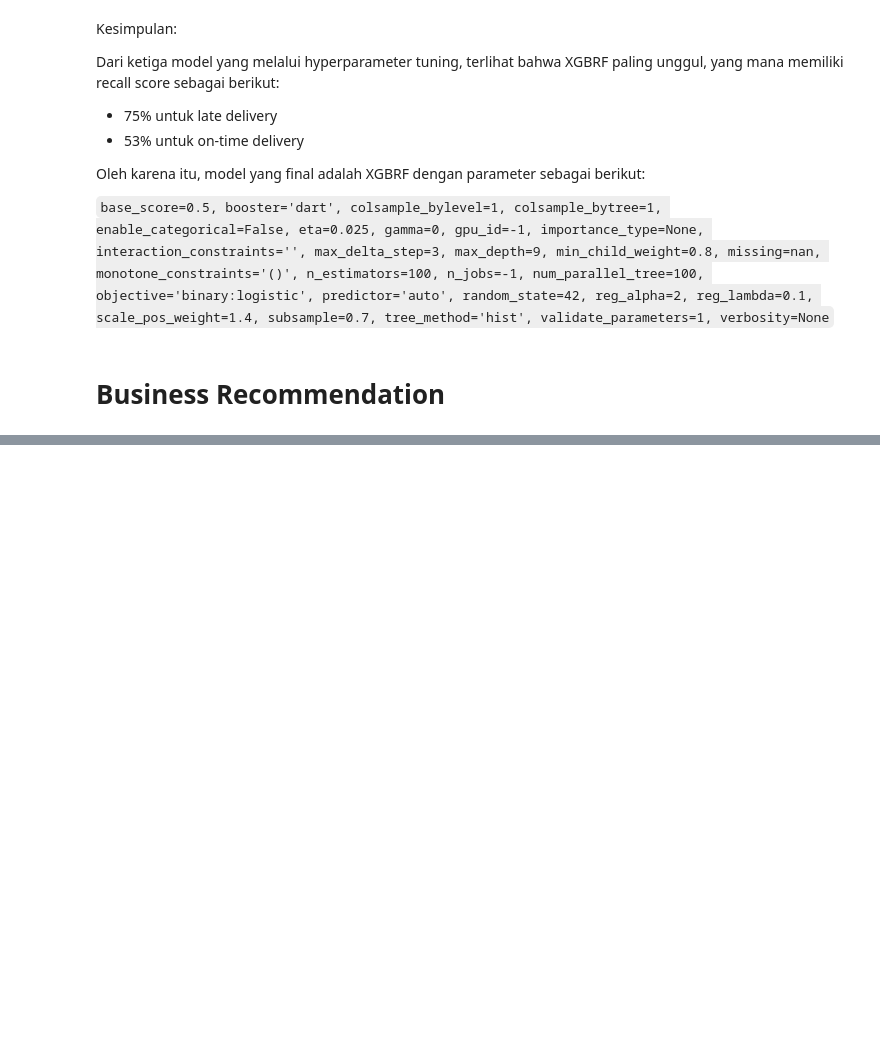
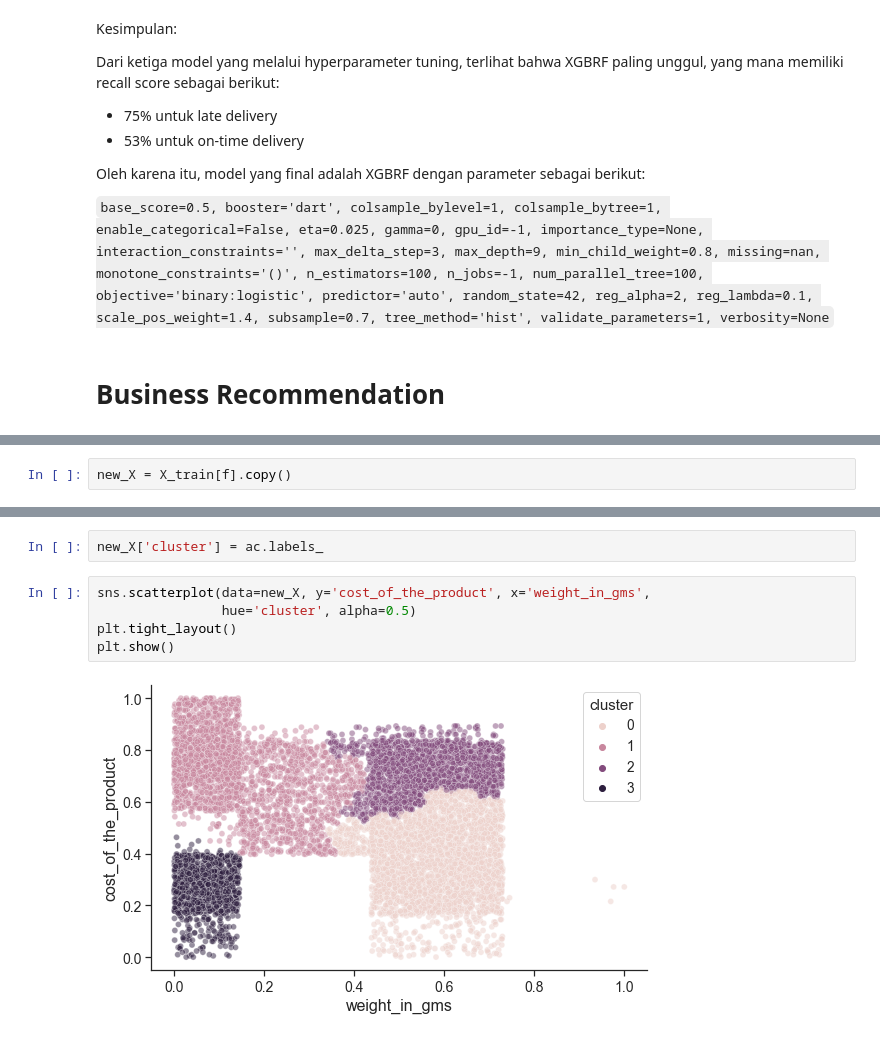
Before and after one commit to fnurrahmadi/data-portfolio, a Jupyter notebook: E-Commerce Shipping Data/project.ipynb, the cells around one changed output, grey strips where cells are left out. Cells and saved outputs as stored; diff of their text form; blank space fills up the shorter version.

```diff
--- a/E-Commerce Shipping Data/project.ipynb
+++ b/E-Commerce Shipping Data/project.ipynb
@@ -2354,0 +2436,2 @@ Oleh karena itu, model yang final adalah XGBRF dengan parameter sebagai berikut:
+# %%
+new_X = X_train[f].copy()
@@ -2354,0 +2445,9 @@ Oleh karena itu, model yang final adalah XGBRF dengan parameter sebagai berikut:
+# %%
+new_X['cluster'] = ac.labels_
+# %%
+sns.scatterplot(data=new_X, y='cost_of_the_product', x='weight_in_gms',
+                hue='cluster', alpha=0.5)
+plt.tight_layout()
+plt.show()
+# %% [output]
+[figure, added]
```
Also changed, not shown: parts of 29 cells of this notebook, 1 other file.
